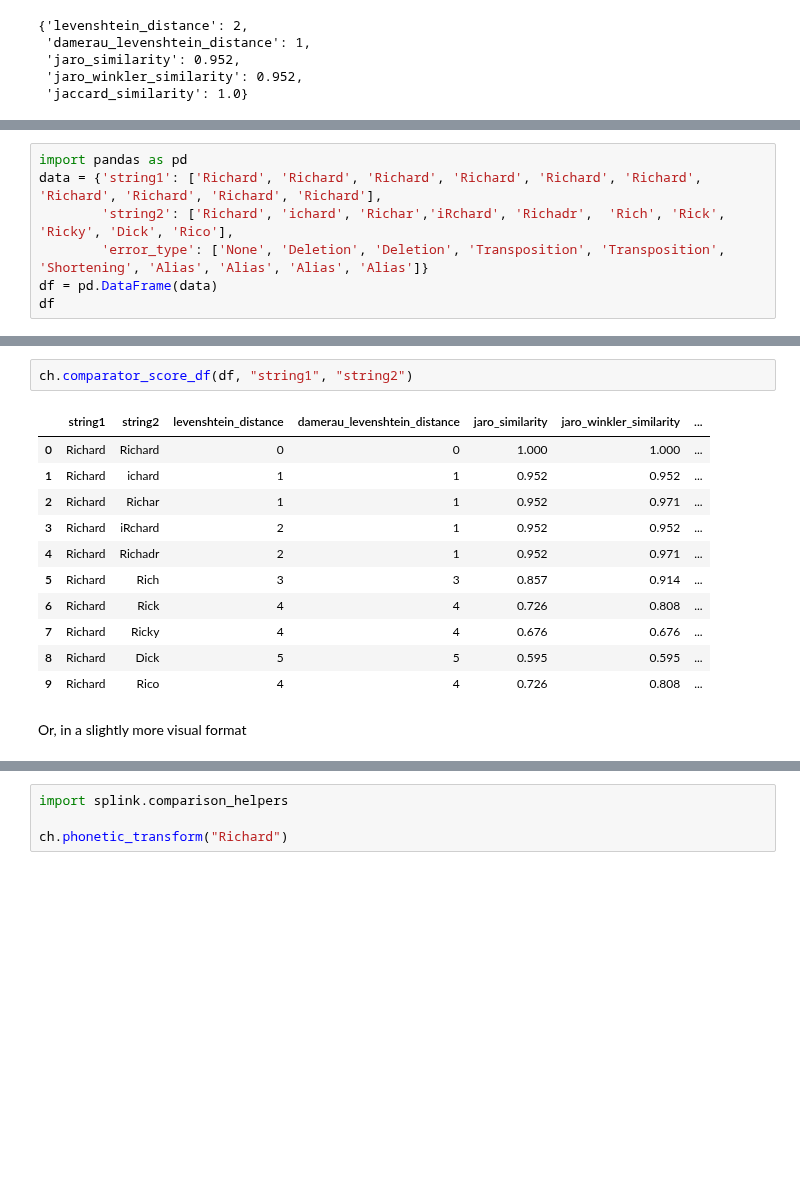
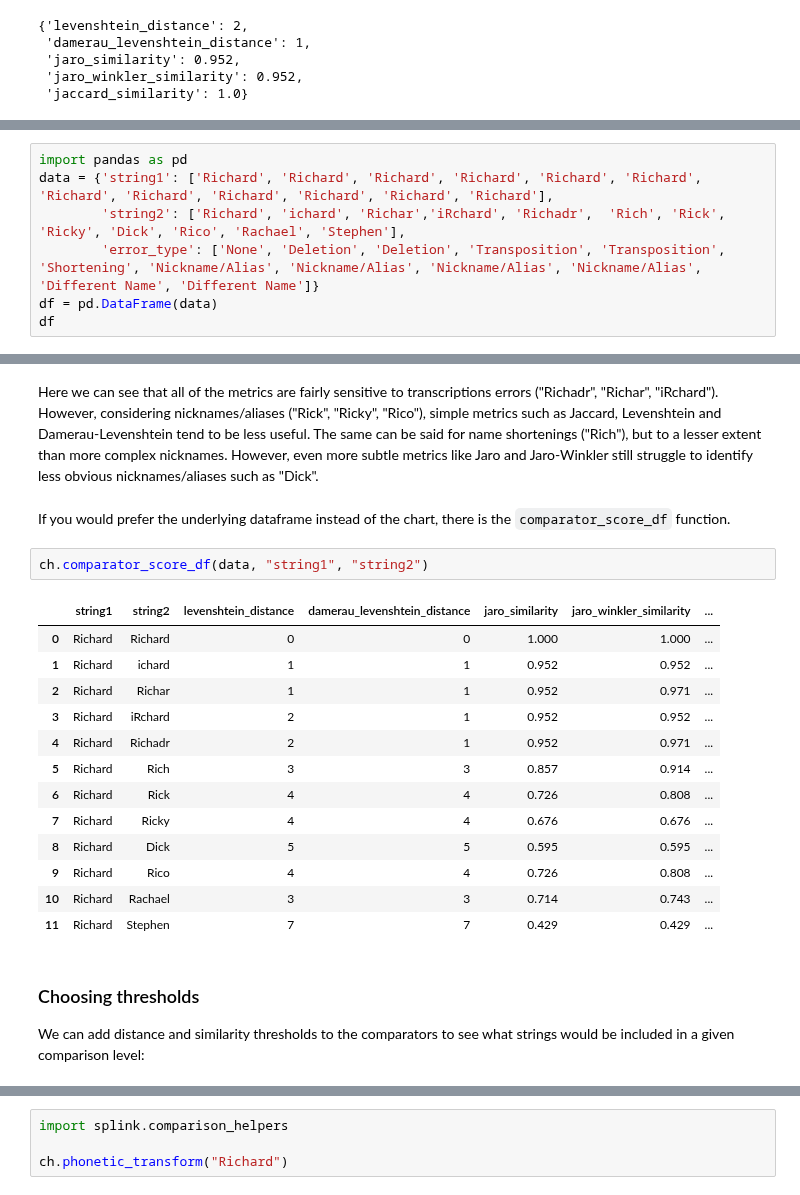
Before and after one commit to moj-analytical-services/splink, a Jupyter notebook: docs/topic_guides/choosing_comparators.ipynb, the cells around one changed output, grey strips where cells are left out. Cells and saved outputs as stored; diff of their text form; blank space fills up the shorter version.

```diff
--- a/docs/topic_guides/choosing_comparators.ipynb
+++ b/docs/topic_guides/choosing_comparators.ipynb
@@ -41,8 +41,8 @@ Now consider a collection of common variations of the name "Richard" - which com
 # %%
 import pandas as pd
-data = {'string1': ['Richard', 'Richard', 'Richard', 'Richard', 'Richard', 'Richard', 'Richard', 'Richard', 'Richard', 'Richard'],
-        'string2': ['Richard', 'ichard', 'Richar','iRchard', 'Richadr',  'Rich', 'Rick', 'Ricky', 'Dick', 'Rico'],
-        'error_type': ['None', 'Deletion', 'Deletion', 'Transposition', 'Transposition', 'Shortening', 'Alias', 'Alias', 'Alias', 'Alias']}
+data = {'string1': ['Richard', 'Richard', 'Richard', 'Richard', 'Richard', 'Richard', 'Richard', 'Richard', 'Richard', 'Richard', 'Richard', 'Richard'],
+        'string2': ['Richard', 'ichard', 'Richar','iRchard', 'Richadr',  'Rich', 'Rick', 'Ricky', 'Dick', 'Rico', 'Rachael', 'Stephen'],
+        'error_type': ['None', 'Deletion', 'Deletion', 'Transposition', 'Transposition', 'Shortening', 'Nickname/Alias', 'Nickname/Alias', 'Nickname/Alias', 'Nickname/Alias', 'Different Name', 'Different Name']}
 df = pd.DataFrame(data)
 df
 # %% [output]
@@ -60,17 +68,25 @@ df
+# %% [markdown]
+Here we can see that all of the metrics are fairly sensitive to transcriptions errors ("Richadr", "Richar", "iRchard"). However, considering nicknames/aliases ("Rick", "Ricky", "Rico"), simple metrics such as Jaccard, Levenshtein and Damerau-Levenshtein tend to be less useful. The same can be said for name shortenings ("Rich"), but to a lesser extent than more complex nicknames. However, even more subtle metrics like Jaro and Jaro-Winkler still struggle to identify less obvious nicknames/aliases such as "Dick".
+# %% [markdown]
+If you would prefer the underlying dataframe instead of the chart, there is the `comparator_score_df` function.
 # %%
-ch.comparator_score_df(df, "string1", "string2")
+ch.comparator_score_df(data, "string1", "string2")
 # %% [output]
 |  | string1 | string2 | levenshtein_distance | damerau_levenshtein_distance | jaro_similarity | jaro_winkler_similarity | ... |
 | 0 | Richard | Richard | 0 | 0 | 1.000 | 1.000 | ... |
 | 1 | Richard | ichard | 1 | 1 | 0.952 | 0.952 | ... |
 | 2 | Richard | Richar | 1 | 1 | 0.952 | 0.971 | ... |
 | 3 | Richard | iRchard | 2 | 1 | 0.952 | 0.952 | ... |
 | 4 | Richard | Richadr | 2 | 1 | 0.952 | 0.971 | ... |
 | 5 | Richard | Rich | 3 | 3 | 0.857 | 0.914 | ... |
 | 6 | Richard | Rick | 4 | 4 | 0.726 | 0.808 | ... |
 | 7 | Richard | Ricky | 4 | 4 | 0.676 | 0.676 | ... |
 | 8 | Richard | Dick | 5 | 5 | 0.595 | 0.595 | ... |
 | 9 | Richard | Rico | 4 | 4 | 0.726 | 0.808 | ... |
+| 10 | Richard | Rachael | 3 | 3 | 0.714 | 0.743 | ... |
+| 11 | Richard | Stephen | 7 | 7 | 0.429 | 0.429 | ... |
-# %% [markdown]
-Or, in a slightly more visual format
+# %% [markdown]
+### Choosing thresholds
+
+We can add distance and similarity thresholds to the comparators to see what strings would be included in a given comparison level:
 # %%
```
Also changed, not shown: parts of 30 cells of this notebook, 3 other files.
